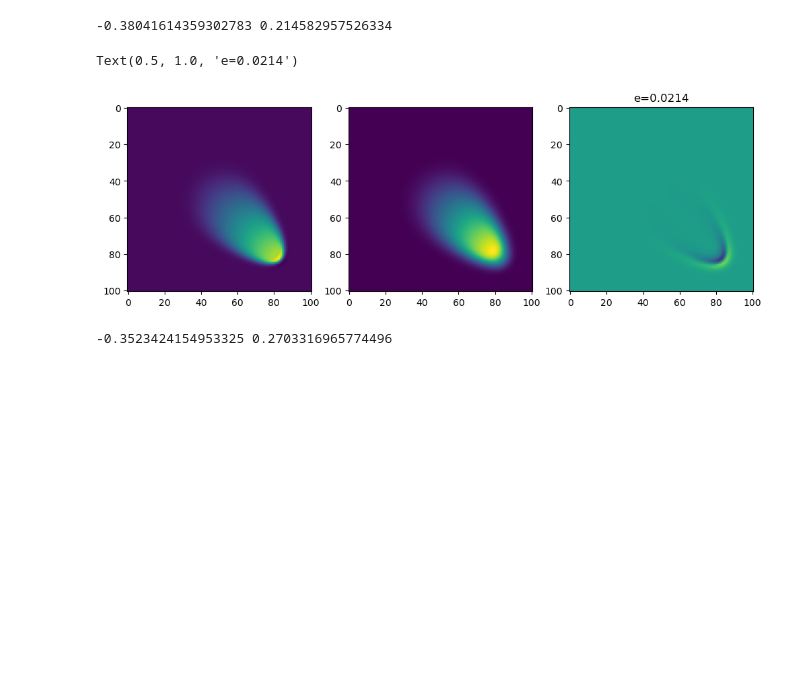
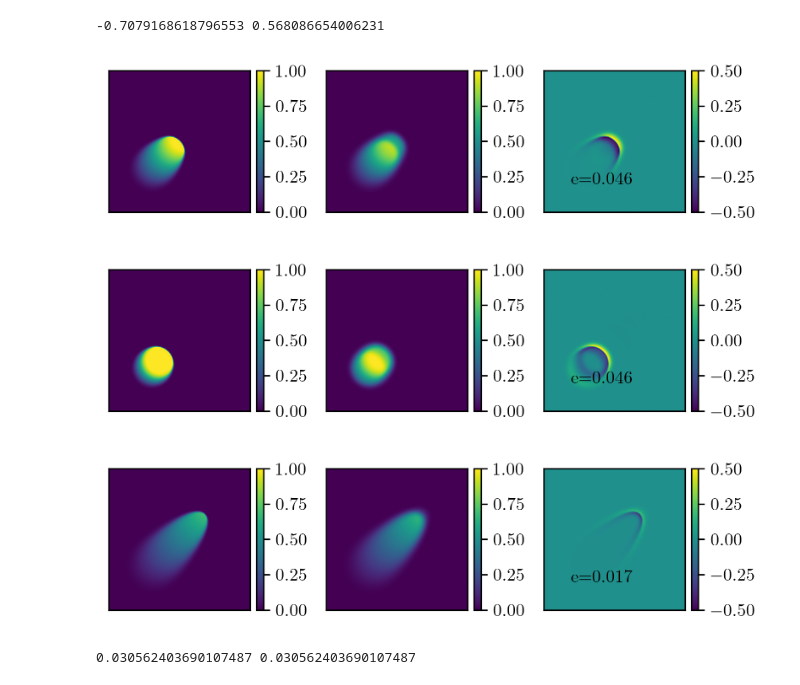
Before and after one commit to flabowski/POD-ROM-and-gaussian-convolution, a Jupyter notebook: notebooks/Burgers.ipynb, the cells around one changed output. Saved outputs shown, nothing was run; the diff lists cells and outputs as text; code cells hidden in the pictures; blank space fills up the shorter version.

```diff
--- a/notebooks/Burgers.ipynb
+++ b/notebooks/Burgers.ipynb
@@ -70,6 +100,6 @@ ax.plot(S, ".")
 ax.plot(S_c, ".")
 ax.set_yscale('log')
 ax.set_xlim([0, num_steps//p])
-ax.set_ylim([1e-1, 100])
+ax.set_ylim([1e-6, 100])
 plt.grid()
 # %% [output]
@@ -121,7 +154,16 @@ e1 = np.mean(e**2)**.5
 # %%
-fig, (ax1, ax2, ax3) = plt.subplots(1, 3, figsize=(12, 6))
-ax1.imshow(ground_truth.reshape(shape))
-ax2.imshow(standard_ROM.reshape(shape))
-ax3.imshow((standard_ROM-ground_truth).reshape(shape), vmin=-.5, vmax=.4)
-ax3.set_title("e={:.4f}".format(np.mean(e**2)**.5))
+for i in range(len(xi[:3])):
+    print(xi[i])
+    fig, (ax1, ax2, ax3) = plt.subplots(1, 3, figsize=(page_width_in, page_width_in/3))
+    c1 = ax1.imshow(ground_truth[:, i].reshape(shape), vmin=0, vmax=1, origin="lower")
+    c2 = ax2.imshow(standard_ROM[:, i].reshape(shape), vmin=0, vmax=1, origin="lower")
+    c3 = ax3.imshow((standard_ROM[:, i]-ground_truth[:, i]).reshape(shape), vmin=-.5, vmax=.5, origin="lower")
+    ax3.text(50, 50, "e={:.3f}".format(np.mean((standard_ROM[:, i]-ground_truth[:, i])**2)**.5))
+    for ax, cs in zip([ax1, ax2, ax3], [c1, c2, c3]):
+        ax.set_xticks([])
+        ax.set_yticks([])
+        divider = make_axes_locatable(ax)
+        cax = divider.append_axes("right", size="5%", pad=0.05)
+        fig.colorbar(cs, cax=cax)
+    plt.show()
 # %% [output]
@@ -130,22 +176,31 @@ Text(0.5, 1.0, 'e=0.0195')
 # %%
 reg = RegularGrid()
-pod = POD()
+pod = POD(rank=rank)
 db = Database(t[:, None], X_c.T)
 rom = ROM(db, pod, reg)
 rom.fit()
-smooth_ROM = rom.predict(xi)
+smooth_ROM = rom.predict(xi).T
 
 e2 = smooth_ROM-ground_truth
 print(np.min(e2), np.max(e2))
 # %% [output]
--0.38041614359302783 0.214582957526334
+-0.7079168618796553 0.568086654006231
 # %%
-fig, (ax1, ax2, ax3) = plt.subplots(1, 3, figsize=(12, 6))
-ax1.imshow(ground_truth.reshape(shape))
-ax2.imshow(smooth_ROM.reshape(shape))
-ax3.imshow((smooth_ROM-ground_truth).reshape(shape), vmin=-.5, vmax=.4)
-ax3.set_title("e={:.4f}".format(np.mean(e2**2)**.5))
+for i in range(len(xi[:3])):
+    fig, (ax1, ax2, ax3) = plt.subplots(1, 3, figsize=(page_width_in, page_width_in/3))
+    ax1.imshow(ground_truth[:, i].reshape(shape), vmin=0, vmax=1, origin="lower")
+    ax2.imshow(smooth_ROM[:, i].reshape(shape), vmin=0, vmax=1, origin="lower")
+    ax3.imshow((smooth_ROM[:, i]-ground_truth[:, i]).reshape(shape), vmin=-.5, vmax=.5, origin="lower")
+    ax3.text(50, 50, "e={:.3f}".format(np.mean((smooth_ROM[:, i]-ground_truth[:, i])**2)**.5))
+    for ax, cs in zip([ax1, ax2, ax3], [c1, c2, c3]):
+        ax.set_xticks([])
+        ax.set_yticks([])
+        divider = make_axes_locatable(ax)
+        cax = divider.append_axes("right", size="5%", pad=0.05)
+        fig.colorbar(cs, cax=cax)
+    plt.show()
 # %% [output]
-Text(0.5, 1.0, 'e=0.0214')
-[figure, old version]
+[figure, new version]
+[figure, added]
+[figure, added]
 # %%
@@ -165,7 +258,9 @@ def sharpen(data, s, limit=False):
 # %%
-smooth_ROM_sharpened = sharpen(smooth_ROM.copy().reshape(shape), ns)
-e3 = smooth_ROM_sharpened-ground_truth.reshape(shape)
+smooth_ROM_sharpened = np.zeros_like(ground_truth)
+for i in range(len(xi)):
+    smooth_ROM_sharpened[:, i] = sharpen(smooth_ROM[:, i].copy().reshape(shape), sz, ns)
+e3 = np.mean((smooth_ROM_sharpened-ground_truth)**2)**.5
 print(np.min(e3), np.max(e3))
 # %% [output]
--0.3523424154953325 0.2703316965774496
+0.030562403690107487 0.030562403690107487
 # %%
```
Also changed, not shown: parts of 24 cells of this notebook, 5 other files.
